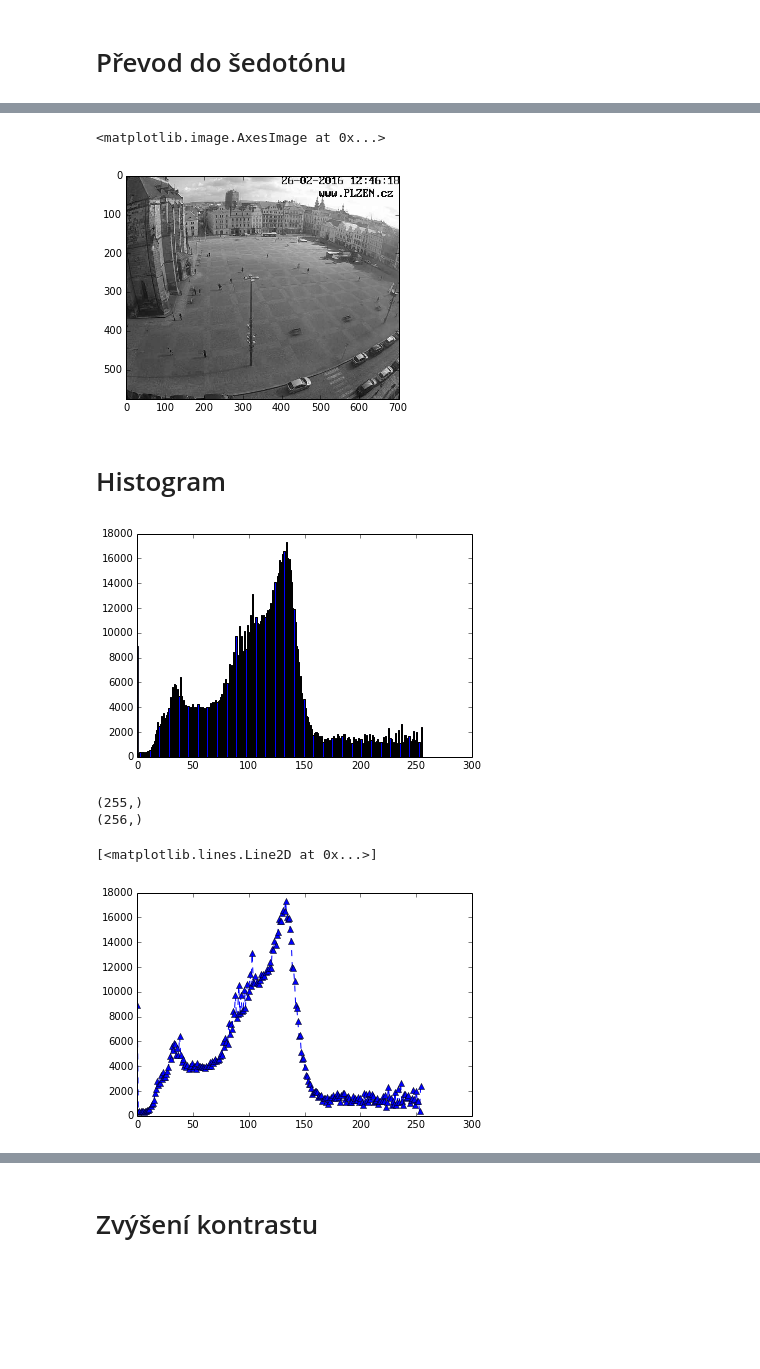
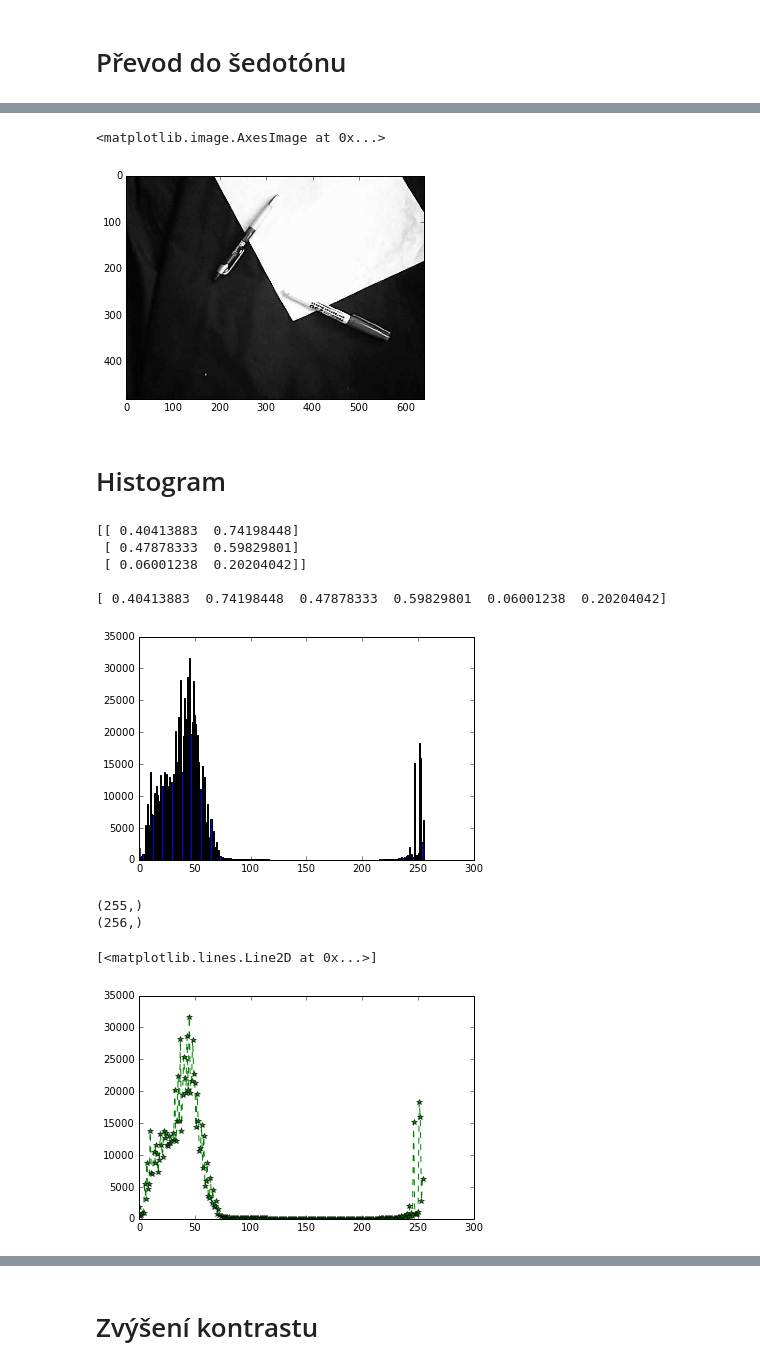
Before and after one commit to mjirik/ZDO, a Jupyter notebook: ZDOcv03.ipynb, the cells around one changed output, grey strips where cells are left out. Saved outputs shown, nothing was run; the diff lists cells and outputs as text; code cells hidden in the pictures; blank space fills up the shorter version.

```diff
--- a/ZDOcv03.ipynb
+++ b/ZDOcv03.ipynb
@@ -15,7 +15,7 @@ import matplotlib.pyplot as plt
 # Převod do šedotónu
 # %%
 URL = "http://uc452cam01-kky.fav.zcu.cz/snapshot.jpg"
-URL = "http://plzen.cz/kamera.php?0.8989779513794929"
+# URL = "http://plzen.cz/kamera.php?0.8989779513794929"
 # %%
 file = cStringIO.StringIO(urllib.urlopen(URL).read())
 img = scipy.misc.imread(file)
@@ -29,21 +29,32 @@ imggray = skimage.color.rgb2gray(img)
 plt.imshow(imggray, cmap='gray')
 # %% [output]
 <matplotlib.image.AxesImage at 0x...>
-[figure, old version]
+[figure, new version]
 # %% [markdown]
 # Histogram
+# %%
+data = np.random.random([3,2])
+print data
+print ' '
+print data.ravel()
+# %% [output]
+[[ 0.40413883  0.74198448]
+ [ 0.47878333  0.59829801]
+ [ 0.06001238  0.20204042]]
+
+[ 0.40413883  0.74198448  0.47878333  0.59829801  0.06001238  0.20204042]
 # %%
 a, b, c = plt.hist(img.ravel(),255)
 # %% [output]
-[figure, old version]
+[figure, new version]
 # %%
 print a.shape
 print b.shape
-plt.plot(b[:-1], a, '^b--')
+plt.plot(b[:-1], a, '*g--')
 # %% [output]
 (255,)
 (256,)
 [<matplotlib.lines.Line2D at 0x...>]
-[figure, old version]
+[figure, new version]
 # %%
 
```
Also changed, not shown: parts of 6 cells of this notebook, 3 other files.
